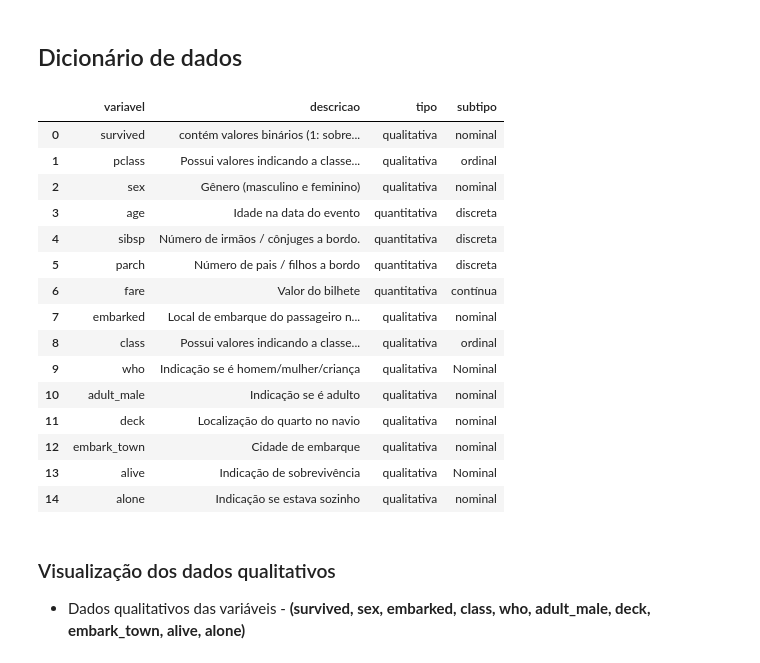
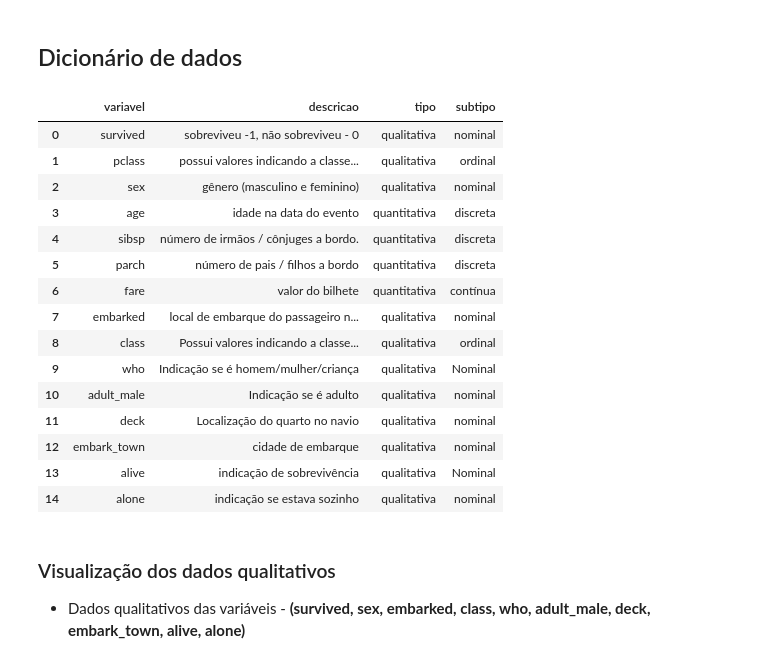
Before and after one commit to DeigelaLima/avanti-bootcamp-cdd, a Jupyter notebook: notebooks/02-estatistica-descritiva/Titanic.ipynb, the cells around one changed output. Drawn from its saved outputs; the diff is of its cells as text; code cells hidden in the pictures.

```diff
--- a/notebooks/02-estatistica-descritiva/Titanic.ipynb
+++ b/notebooks/02-estatistica-descritiva/Titanic.ipynb
@@ -68,42 +68,42 @@ memory usage: 80.7+ KB
 df_dict = pd.DataFrame([
     {
         "variavel": "survived",
-        "descricao": "contém valores binários (1: sobreviveu, 0: não sobreviveu)",
+        "descricao": "sobreviveu -1, não sobreviveu - 0",
         "tipo": "qualitativa",
         "subtipo": "nominal"
     },{
         "variavel": "pclass",
-        "descricao": "Possui valores indicando a classe (1ª, 2ª e 3ª classe)",
+        "descricao": "possui valores indicando a classe (1ª, 2ª e 3ª classe)",
         "tipo": "qualitativa",
         "subtipo": "ordinal"
     },{
         "variavel": "sex",
-        "descricao": "Gênero (masculino e feminino)",
+        "descricao": "gênero (masculino e feminino)",
         "tipo": "qualitativa",
         "subtipo": "nominal"
     },{
         "variavel": "age",
-        "descricao": "Idade na data do evento",
+        "descricao": "idade na data do evento",
         "tipo": "quantitativa",
         "subtipo": "discreta"
     },{
         "variavel": "sibsp",
-        "descricao": "Número de irmãos / cônjuges a bordo.",
+        "descricao": "número de irmãos / cônjuges a bordo.",
         "tipo": "quantitativa",
         "subtipo": "discreta"
     },{
         "variavel": "parch",
-        "descricao": "Número de pais / filhos a bordo",
+        "descricao": "número de pais / filhos a bordo",
         "tipo": "quantitativa",
         "subtipo": "discreta"
     },{
         "variavel": "fare",
-        "descricao": "Valor do bilhete",
+        "descricao": "valor do bilhete",
         "tipo": "quantitativa",
         "subtipo": "contínua"
     },{
         "variavel": "embarked",
-        "descricao": "Local de embarque do passageiro no navio",
+        "descricao": "local de embarque do passageiro no navio",
         "tipo": "qualitativa",
         "subtipo": "nominal"
     },{
@@ -117,51 +117,51 @@ df_dict = pd.DataFrame([
         "tipo": "qualitativa",
         "subtipo": "Nominal"
     },{
         "variavel": "adult_male",
         "descricao": "Indicação se é adulto",
         "tipo": "qualitativa",
         "subtipo": "nominal"
     },{
         "variavel": "deck",
         "descricao": "Localização do quarto no navio",
         "tipo": "qualitativa",
         "subtipo": "nominal"
     },{
         "variavel": "embark_town",
-        "descricao": "Cidade de embarque",
+        "descricao": "cidade de embarque",
         "tipo": "qualitativa",
         "subtipo": "nominal"
     },{
         "variavel": "alive",
-        "descricao": "Indicação de sobrevivência",
+        "descricao": "indicação de sobrevivência",
         "tipo": "qualitativa",
         "subtipo": "Nominal"
     },{
         "variavel": "alone",
-        "descricao": "Indicação se estava sozinho",
+        "descricao": "indicação se estava sozinho",
         "tipo": "qualitativa",
         "subtipo": "nominal"
     },
 ])
 
 df_dict
 # %% [output]
 |  | variavel | descricao | tipo | subtipo |
-| 0 | survived | contém valores binários (1: sobre... | qualitativa | nominal |
-| 1 | pclass | Possui valores indicando a classe... | qualitativa | ordinal |
-| 2 | sex | Gênero (masculino e feminino) | qualitativa | nominal |
-| 3 | age | Idade na data do evento | quantitativa | discreta |
-| 4 | sibsp | Número de irmãos / cônjuges a bordo. | quantitativa | discreta |
-| 5 | parch | Número de pais / filhos a bordo | quantitativa | discreta |
-| 6 | fare | Valor do bilhete | quantitativa | contínua |
-| 7 | embarked | Local de embarque do passageiro n... | qualitativa | nominal |
+| 0 | survived | sobreviveu -1, não sobreviveu - 0 | qualitativa | nominal |
+| 1 | pclass | possui valores indicando a classe... | qualitativa | ordinal |
+| 2 | sex | gênero (masculino e feminino) | qualitativa | nominal |
+| 3 | age | idade na data do evento | quantitativa | discreta |
+| 4 | sibsp | número de irmãos / cônjuges a bordo. | quantitativa | discreta |
+| 5 | parch | número de pais / filhos a bordo | quantitativa | discreta |
+| 6 | fare | valor do bilhete | quantitativa | contínua |
+| 7 | embarked | local de embarque do passageiro n... | qualitativa | nominal |
 | 8 | class | Possui valores indicando a classe... | qualitativa | ordinal |
 | 9 | who | Indicação se é homem/mulher/criança | qualitativa | Nominal |
 | 10 | adult_male | Indicação se é adulto | qualitativa | nominal |
 | 11 | deck | Localização do quarto no navio | qualitativa | nominal |
-| 12 | embark_town | Cidade de embarque | qualitativa | nominal |
-| 13 | alive | Indicação de sobrevivência | qualitativa | Nominal |
-| 14 | alone | Indicação se estava sozinho | qualitativa | nominal |
+| 12 | embark_town | cidade de embarque | qualitativa | nominal |
+| 13 | alive | indicação de sobrevivência | qualitativa | Nominal |
+| 14 | alone | indicação se estava sozinho | qualitativa | nominal |
 # %% [markdown]
 ### Visualização dos dados qualitativos
 * Dados qualitativos das variáveis - **(survived, sex, embarked, class, who, adult_male, deck, embark_town, alive, alone)**
```
